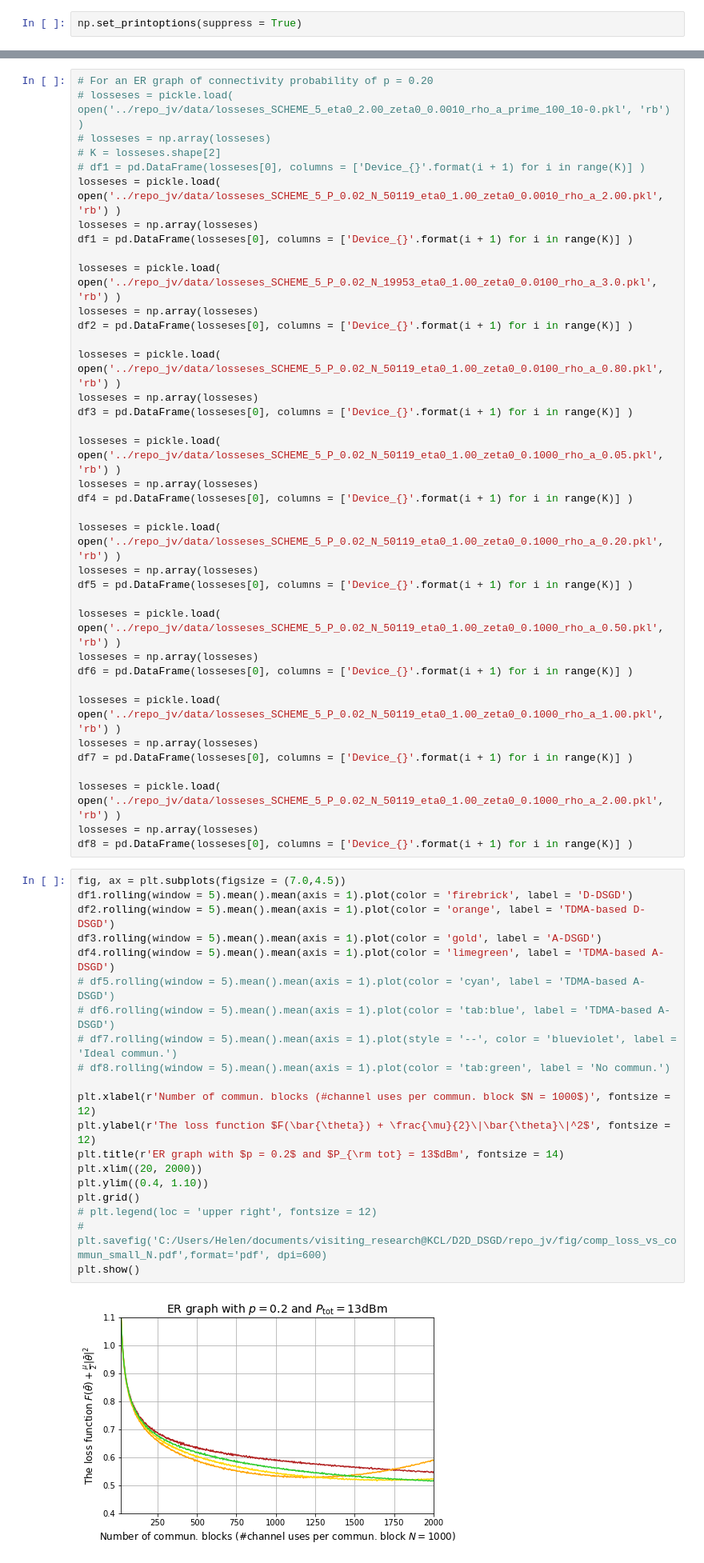
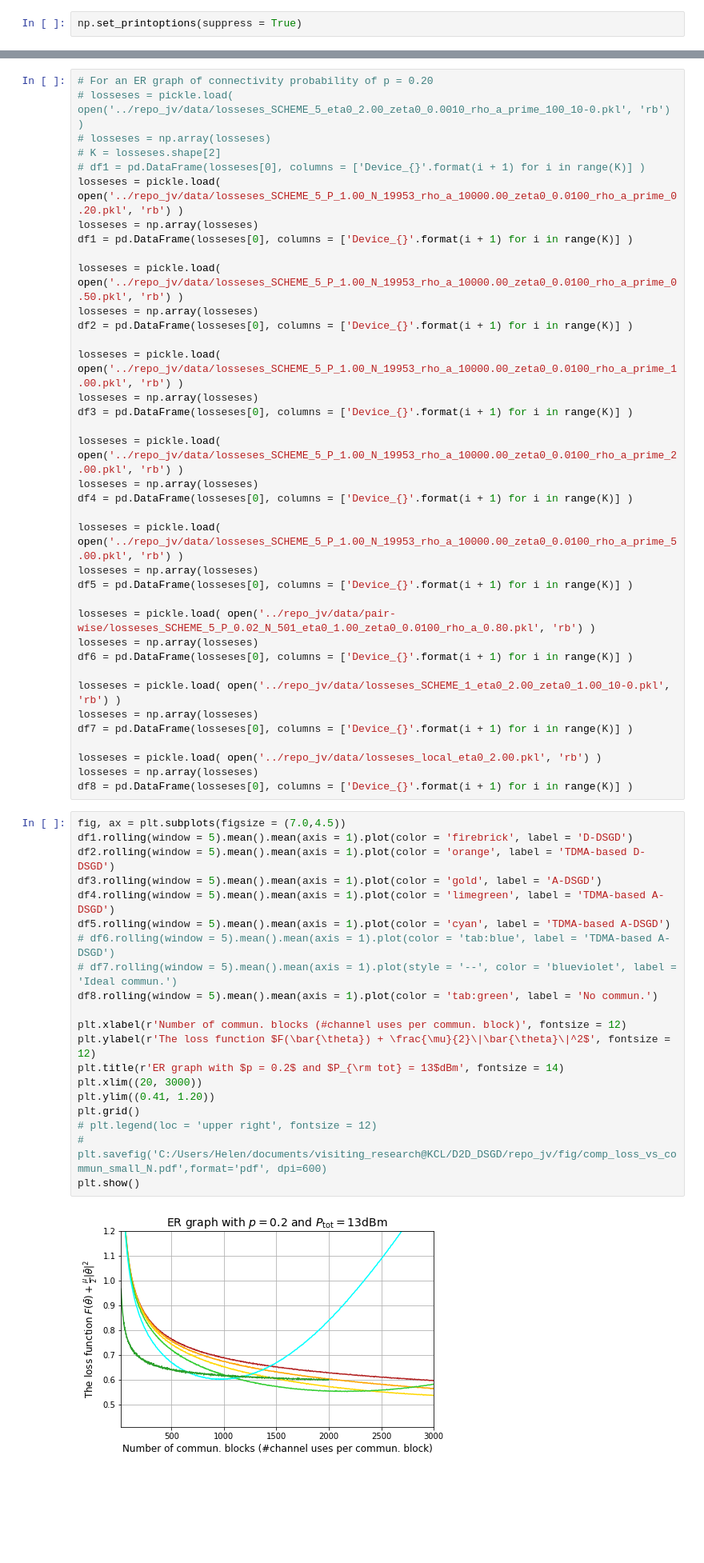
Before and after one commit to Fuzzy-Face/JSAC_FL, a Jupyter notebook: temp.ipynb, the cells around one changed output, grey strips where cells are left out. Shown at 80% size. Drawn from its saved outputs; the diff is of its cells as text; blank space fills up the shorter version.

Commit message:
change the default rho_a_prime

```diff
--- a/temp.ipynb
+++ b/temp.ipynb
@@ -114,59 +114,59 @@ CG = PL * (np.abs(CH)) ** 2
 # losseses = np.array(losseses)
 # K = losseses.shape[2]
 # df1 = pd.DataFrame(losseses[0], columns = ['Device_{}'.format(i + 1) for i in range(K)] )
-losseses = pickle.load( open('../repo_jv/data/losseses_SCHEME_5_P_0.02_N_50119_eta0_1.00_zeta0_0.0010_rho_a_2.00.pkl', 'rb') )
+losseses = pickle.load( open('../repo_jv/data/losseses_SCHEME_5_P_1.00_N_19953_rho_a_10000.00_zeta0_0.0100_rho_a_prime_0.20.pkl', 'rb') )
 losseses = np.array(losseses)
 df1 = pd.DataFrame(losseses[0], columns = ['Device_{}'.format(i + 1) for i in range(K)] )
 
-losseses = pickle.load( open('../repo_jv/data/losseses_SCHEME_5_P_0.02_N_19953_eta0_1.00_zeta0_0.0100_rho_a_3.0.pkl', 'rb') )
+losseses = pickle.load( open('../repo_jv/data/losseses_SCHEME_5_P_1.00_N_19953_rho_a_10000.00_zeta0_0.0100_rho_a_prime_0.50.pkl', 'rb') )
 losseses = np.array(losseses)
 df2 = pd.DataFrame(losseses[0], columns = ['Device_{}'.format(i + 1) for i in range(K)] )
 
-losseses = pickle.load( open('../repo_jv/data/losseses_SCHEME_5_P_0.02_N_50119_eta0_1.00_zeta0_0.0100_rho_a_0.80.pkl', 'rb') )
+losseses = pickle.load( open('../repo_jv/data/losseses_SCHEME_5_P_1.00_N_19953_rho_a_10000.00_zeta0_0.0100_rho_a_prime_1.00.pkl', 'rb') )
 losseses = np.array(losseses)
 df3 = pd.DataFrame(losseses[0], columns = ['Device_{}'.format(i + 1) for i in range(K)] )
 
-losseses = pickle.load( open('../repo_jv/data/losseses_SCHEME_5_P_0.02_N_50119_eta0_1.00_zeta0_0.1000_rho_a_0.05.pkl', 'rb') )
+losseses = pickle.load( open('../repo_jv/data/losseses_SCHEME_5_P_1.00_N_19953_rho_a_10000.00_zeta0_0.0100_rho_a_prime_2.00.pkl', 'rb') )
 losseses = np.array(losseses)
 df4 = pd.DataFrame(losseses[0], columns = ['Device_{}'.format(i + 1) for i in range(K)] )
 
-losseses = pickle.load( open('../repo_jv/data/losseses_SCHEME_5_P_0.02_N_50119_eta0_1.00_zeta0_0.1000_rho_a_0.20.pkl', 'rb') )
+losseses = pickle.load( open('../repo_jv/data/losseses_SCHEME_5_P_1.00_N_19953_rho_a_10000.00_zeta0_0.0100_rho_a_prime_5.00.pkl', 'rb') )
 losseses = np.array(losseses)
 df5 = pd.DataFrame(losseses[0], columns = ['Device_{}'.format(i + 1) for i in range(K)] )
 
-losseses = pickle.load( open('../repo_jv/data/losseses_SCHEME_5_P_0.02_N_50119_eta0_1.00_zeta0_0.1000_rho_a_0.50.pkl', 'rb') )
+losseses = pickle.load( open('../repo_jv/data/pair-wise/losseses_SCHEME_5_P_0.02_N_501_eta0_1.00_zeta0_0.0100_rho_a_0.80.pkl', 'rb') )
 losseses = np.array(losseses)
 df6 = pd.DataFrame(losseses[0], columns = ['Device_{}'.format(i + 1) for i in range(K)] )
 
-losseses = pickle.load( open('../repo_jv/data/losseses_SCHEME_5_P_0.02_N_50119_eta0_1.00_zeta0_0.1000_rho_a_1.00.pkl', 'rb') )
+losseses = pickle.load( open('../repo_jv/data/losseses_SCHEME_1_eta0_2.00_zeta0_1.00_10-0.pkl', 'rb') )
 losseses = np.array(losseses)
 df7 = pd.DataFrame(losseses[0], columns = ['Device_{}'.format(i + 1) for i in range(K)] )
 
-losseses = pickle.load( open('../repo_jv/data/losseses_SCHEME_5_P_0.02_N_50119_eta0_1.00_zeta0_0.1000_rho_a_2.00.pkl', 'rb') )
+losseses = pickle.load( open('../repo_jv/data/losseses_local_eta0_2.00.pkl', 'rb') )
 losseses = np.array(losseses)
 df8 = pd.DataFrame(losseses[0], columns = ['Device_{}'.format(i + 1) for i in range(K)] )
 # %%
 fig, ax = plt.subplots(figsize = (7.0,4.5))
 df1.rolling(window = 5).mean().mean(axis = 1).plot(color = 'firebrick', label = 'D-DSGD')
 df2.rolling(window = 5).mean().mean(axis = 1).plot(color = 'orange', label = 'TDMA-based D-DSGD')
 df3.rolling(window = 5).mean().mean(axis = 1).plot(color = 'gold', label = 'A-DSGD')
 df4.rolling(window = 5).mean().mean(axis = 1).plot(color = 'limegreen', label = 'TDMA-based A-DSGD')
-# df5.rolling(window = 5).mean().mean(axis = 1).plot(color = 'cyan', label = 'TDMA-based A-DSGD')
+df5.rolling(window = 5).mean().mean(axis = 1).plot(color = 'cyan', label = 'TDMA-based A-DSGD')
 # df6.rolling(window = 5).mean().mean(axis = 1).plot(color = 'tab:blue', label = 'TDMA-based A-DSGD')
 # df7.rolling(window = 5).mean().mean(axis = 1).plot(style = '--', color = 'blueviolet', label = 'Ideal commun.')
-# df8.rolling(window = 5).mean().mean(axis = 1).plot(color = 'tab:green', label = 'No commun.')
+df8.rolling(window = 5).mean().mean(axis = 1).plot(color = 'tab:green', label = 'No commun.')
 
-plt.xlabel(r'Number of commun. blocks (#channel uses per commun. block $N = 1000$)', fontsize = 12)
+plt.xlabel(r'Number of commun. blocks (#channel uses per commun. block)', fontsize = 12)
 plt.ylabel(r'The loss function $F(\bar{\theta}) + \frac{\mu}{2}\|\bar{\theta}\|^2$', fontsize = 12)
 plt.title(r'ER graph with $p = 0.2$ and $P_{\rm tot} = 13$dBm', fontsize = 14)
-plt.xlim((20, 2000))
-plt.ylim((0.4, 1.10))
+plt.xlim((20, 3000))
+plt.ylim((0.41, 1.20))
 plt.grid()
 # plt.legend(loc = 'upper right', fontsize = 12)
 # plt.savefig('C:/Users/Helen/documents/visiting_research@KCL/D2D_DSGD/repo_jv/fig/comp_loss_vs_commun_small_N.pdf',format='pdf', dpi=600)
 plt.show()
 # %% [output]
-[figure, old version]
+[figure, new version]
 # %%
 df3.rolling(window = 5).mean().mean(axis = 1).min()
 # %% [output]
```
Also changed, not shown: parts of 3 cells of this notebook, 1 other file.
